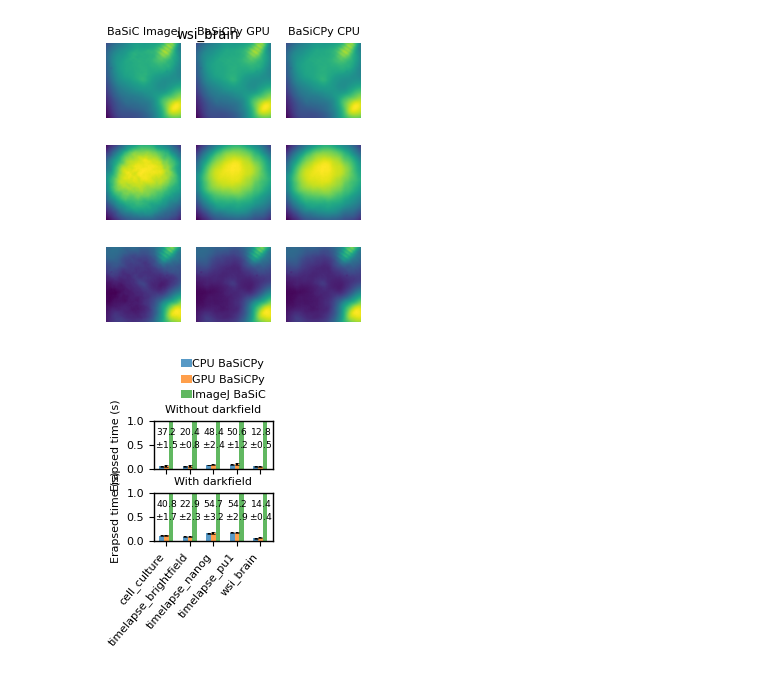
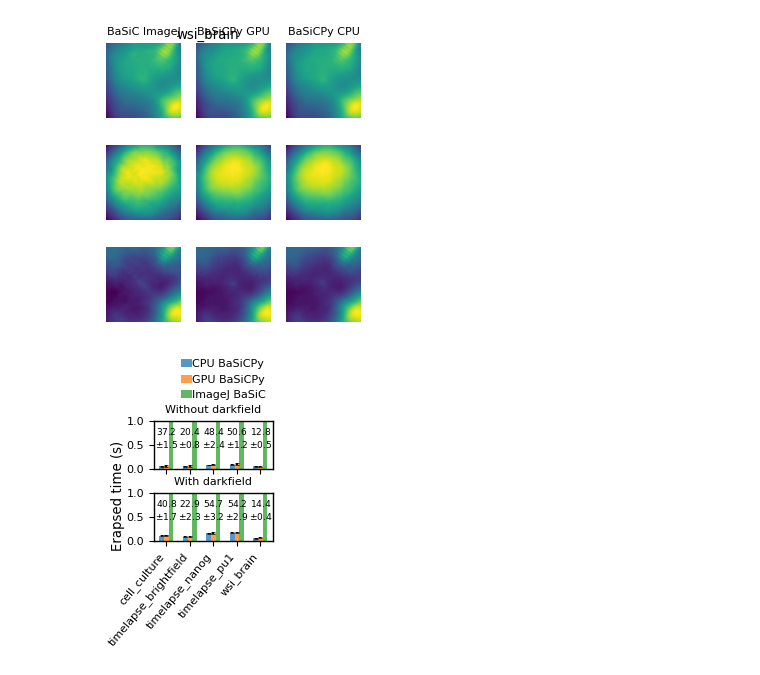
Before and after one commit to yfukai/BaSiCpy, a Jupyter notebook: misc_notebooks/analysis_for_publication/000_speed_benchmark.ipynb, the cells around one changed output. Cells and saved outputs as stored; diff of their text form; code cells hidden in the pictures.

```diff
--- a/misc_notebooks/analysis_for_publication/000_speed_benchmark.ipynb
+++ b/misc_notebooks/analysis_for_publication/000_speed_benchmark.ipynb
@@ -199,28 +199,30 @@ summarized_df = fitting_res_df_all.groupby(["image_name","method","get_darkfield
 # %%
 fig, axes = plt.subplots(2,1, figsize=(3.4/2,3),sharex=True, gridspec_kw=dict(hspace=0.5))
 image_names = sorted(datasets.RESCALED_TEST_DATA_PROPS.keys())
 for ax, (get_darkfield, grp) in zip(axes,summarized_df.groupby("get_darkfield")):
     ax.set_title(f"{'With' if get_darkfield else 'Without'} darkfield")
     for jj, (method, grp2) in enumerate(grp.groupby("method")):
         xs = np.arange(len(image_names)) + jj*0.2
         assert grp2["image_name"].values.tolist() == image_names
         ys = grp2["mean"]
         y_errs = grp2["std"]
         ax.bar(xs, ys, yerr=y_errs, width=0.2, label=method,
                capsize=1.5,alpha=0.75)
         if method == "ImageJ BaSiC":
             for x,y,yerr in zip(xs,ys,y_errs):
                 ax.text(x-0.2, 0.9,
                         fr"${y:.1f}$""\n"fr"$\pm{yerr:.1f}$",
                         ha="center", va="top", fontsize=6.5)
-    ax.set_ylabel('Erapsed time (s)')
+
     ax.set_ylim(0,1)
 axes[0].legend(loc='lower right', ncols=1, bbox_to_anchor=(1,1.3))
 axes[1].set_xticks(np.arange(len(image_names))+0.2,
                    image_names,
                    rotation=50,
                    ha="right",x=10)
+fig.supylabel('Erapsed time (s)')
 fig.subplots_adjust(bottom=0.35, left=0.275, right=0.975, top=0.75)
 fig.savefig("figs/fig1_time_benchmark.pdf")
+fig.savefig("figs/fig1_time_benchmark.svg")
 # %% [output]
-[figure, old version]
+[figure, new version]
```
